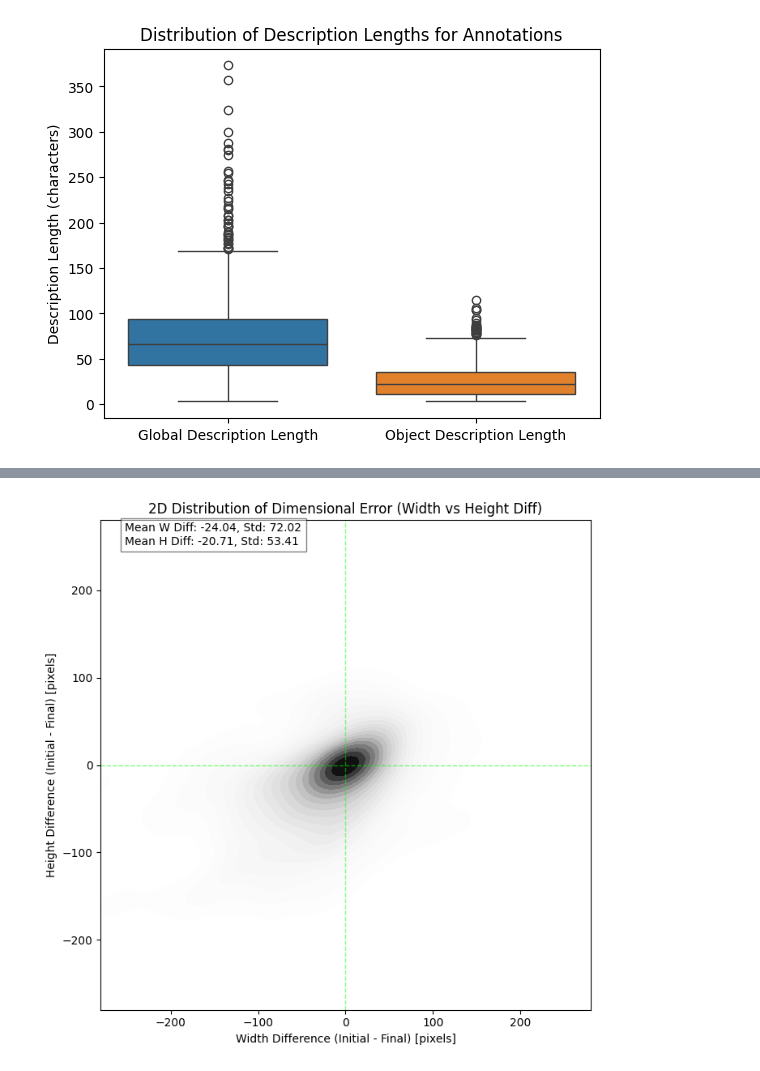
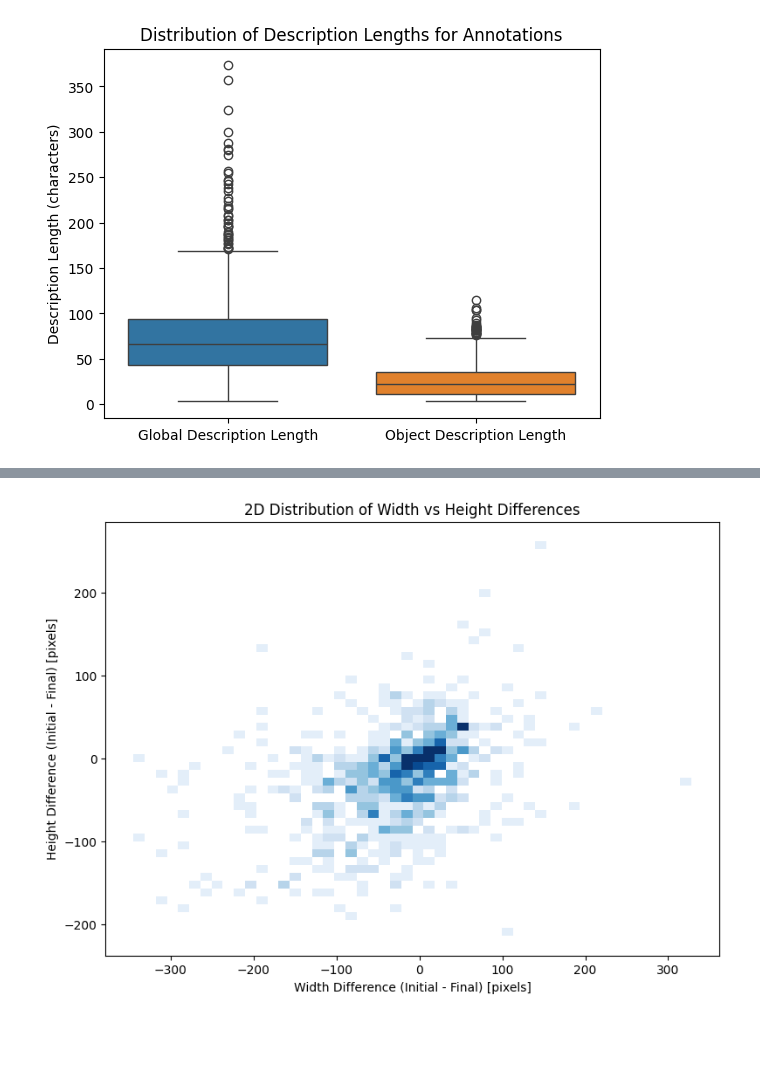
Before and after one commit to eceltov/V3Project, a Jupyter notebook: graphs2.ipynb, the cells around one changed output, grey strips where cells are left out. Cells and saved outputs as stored; diff of their text form; code cells hidden in the pictures; blank space fills up the shorter version.

```diff
--- a/graphs2.ipynb
+++ b/graphs2.ipynb
@@ -40,6 +40,7 @@ annotations[0]
 # %%
 def get_annotation_stats(annotation):
     stats = {
+        "id": annotation["id"],
         "distractors": 0,
         "total_time": 0,
         "annotationOrder": annotation["annotation"]["annotationOrder"],
@@ -329,15 +392,18 @@ sns.kdeplot(x=shifts_x, y=shifts_y, fill=True, cmap="Greys", thresh=0.01, levels
 ax.axhline(0, color='cyan', linestyle='--', alpha=0.5, linewidth=1)
 ax.axvline(0, color='cyan', linestyle='--', alpha=0.5, linewidth=1)
 
-ax.set_title("2D Distribution of Center Shifts (Spatial Error Heatmap)")
-ax.set_xlabel("Shift X (pixels)")
-ax.set_ylabel("Shift Y (pixels)")
+ax.set_xlim(-100, 100)
+ax.set_ylim(-100, 100)
+
+ax.set_title("2D Distribution of Center Shifts")
+ax.set_xlabel("Shift X [pixels]")
+ax.set_ylabel("Shift Y [pixels]")
 ax.set_aspect('equal')
 
 # Add text for stats
-ax.text(0.05, 0.95, f"Std X: {np.std(shifts_x):.2f}\nStd Y: {np.std(shifts_y):.2f}",
-        transform=ax.transAxes, color='black',
-        bbox=dict(facecolor='white', alpha=0.5))
+# ax.text(0.05, 0.95, f"Std X: {np.std(shifts_x):.2f}\nStd Y: {np.std(shifts_y):.2f}",
+#         transform=ax.transAxes, color='black',
+#         bbox=dict(facecolor='white', alpha=0.5))
 
 plt.tight_layout()
 plt.show()
@@ -359,59 +425,37 @@ for stats in filtered_stats:
     else:
         continue
 
     for r in rounds_data:
         if "initialRect" not in r or "finalRect" not in r:
             continue
 
         initial = r["initialRect"]
         final = r["finalRect"]
 
         w_f, h_f = get_wh(final)
         w_i, h_i = get_wh(initial)
 
         if w_f == 0 or h_f == 0:
             continue
 
         width_diffs.append(w_i - w_f)
         height_diffs.append(h_i - h_f)
 
 if len(width_diffs) > 0:
     fig, ax = plt.subplots(figsize=(8, 7))
 
-    # Create a 2D density plot (KDE)
-    # cmap="Greys" ensures 0 density is white and max density is black
-    sns.kdeplot(x=width_diffs, y=height_diffs, fill=True, cmap="Greys", thresh=0.01, levels=20, ax=ax)
-
-    # Add (0,0) marker (perfect dimensions)
-    ax.axhline(0, color='lime', linestyle='--', alpha=0.5, linewidth=1)
-    ax.axvline(0, color='lime', linestyle='--', alpha=0.5, linewidth=1)
-
-    ax.set_title("2D Distribution of Dimensional Error (Width vs Height Diff)")
+    # create 2D square bins for the heatmap
+    sns.histplot(x=width_diffs, y=height_diffs, bins=50, pmax=0.8, cmap="Blues", ax=ax)
+    ax.set_title("2D Distribution of Width vs Height Differences")
     ax.set_xlabel("Width Difference (Initial - Final) [pixels]")
     ax.set_ylabel("Height Difference (Initial - Final) [pixels]")
     ax.set_aspect('equal')
-
-    # Limit range for better visualization (filtering extreme outliers)
-    x_lim_low = np.percentile(width_diffs, 1)
-    x_lim_high = np.percentile(width_diffs, 99)
-    y_lim_low = np.percentile(height_diffs, 1)
-    y_lim_high = np.percentile(height_diffs, 99)
-
-    limit = max(abs(x_lim_low), abs(x_lim_high), abs(y_lim_low), abs(y_lim_high))
-    ax.set_xlim(-limit, limit)
-    ax.set_ylim(-limit, limit)
-
-    # Add text for stats
-    ax.text(0.05, 0.95, f"Mean W Diff: {np.mean(width_diffs):.2f}, Std: {np.std(width_diffs):.2f}\nMean H Diff: {np.mean(height_diffs):.2f}, Std: {np.std(height_diffs):.2f}",
-            transform=ax.transAxes, color='black',
-            bbox=dict(facecolor='white', alpha=0.5))
-
     plt.tight_layout()
     plt.show()
 else:
     print("No valid width/height differences found.")
 # %% [output]
-[figure, old version]
+[figure, new version]
 # %%
 from scipy.stats import multivariate_normal
 import matplotlib.patches as patches
```
Also changed, not shown: parts of 9 cells of this notebook.
